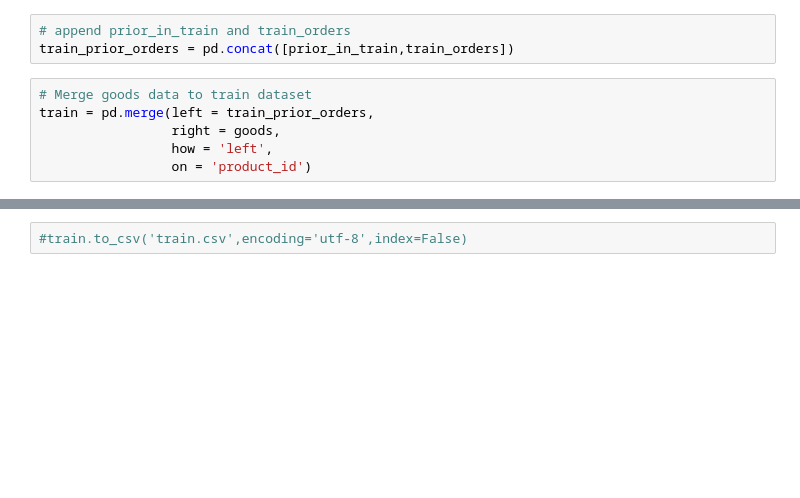
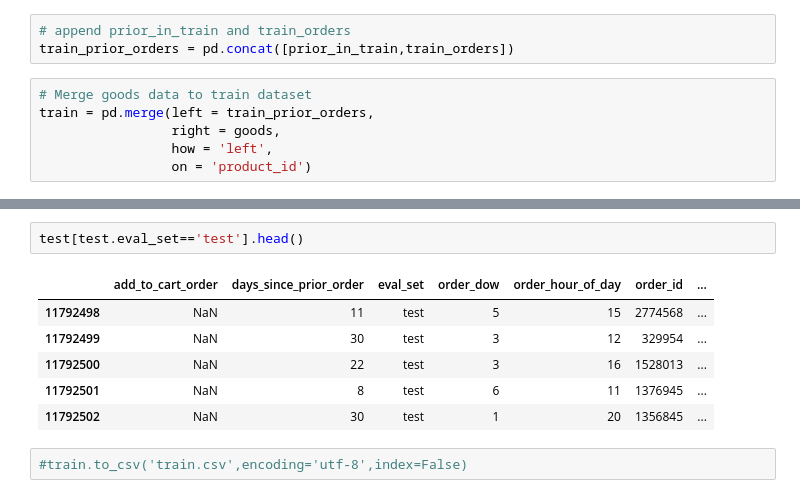
Before and after one commit to gowtham91m/Instacart-Market-Basket-Analysis, a Jupyter notebook: Instacart.ipynb, the cells around one changed output, grey strips where cells are left out. Drawn from its saved outputs; the diff is of its cells as text; blank space fills up the shorter version.

```diff
--- a/Instacart.ipynb
+++ b/Instacart.ipynb
@@ -161,3 +189,12 @@ test = orders[orders.eval_set=='test']
+# %%
+test[test.eval_set=='test'].head()
+# %% [output]
+|  | add_to_cart_order | days_since_prior_order | eval_set | order_dow | order_hour_of_day | order_id | ... |
+| 11792498 | NaN | 11 | test | 5 | 15 | 2774568 | ... |
+| 11792499 | NaN | 30 | test | 3 | 12 | 329954 | ... |
+| 11792500 | NaN | 22 | test | 3 | 16 | 1528013 | ... |
+| 11792501 | NaN | 8 | test | 6 | 11 | 1376945 | ... |
+| 11792502 | NaN | 30 | test | 1 | 20 | 1356845 | ... |
 # %%
 #train.to_csv('train.csv',encoding='utf-8',index=False)
 # %%
```
Also changed, not shown: parts of 7 cells of this notebook.
